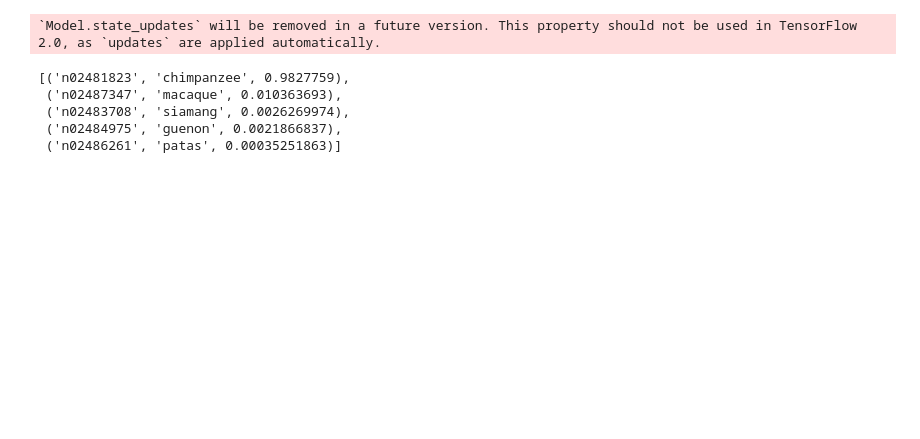
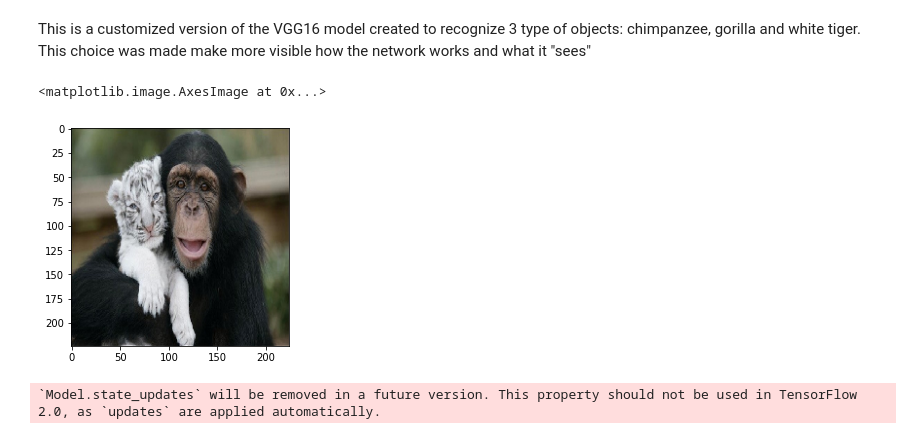
Before and after one commit to SAAF-16/Explainable_AI-Bachelor_Thesis, a Jupyter notebook: XAI libs tests/imageExplain(shap).ipynb, the cells around one changed output. Saved outputs shown, nothing was run; the diff lists cells and outputs as text; code cells hidden in the pictures; blank space fills up the shorter version.

```diff
--- a/XAI libs tests/imageExplain(shap).ipynb
+++ b/XAI libs tests/imageExplain(shap).ipynb
@@ -17,0 +46,2 @@ Notebook running: keras  2.4.3
+# %% [markdown]
+This is a customized version of the VGG16 model created to recognize 3 type of objects: chimpanzee, gorilla and white tiger. This choice was made make more visible how the network works and what it "sees"
@@ -18,17 +56,19 @@ Notebook running: keras  2.4.3
 # %%
-# load pre-trained model and choose an image to explain
-model = VGG16()
+#loading dataset and image
+
 X,y = shap.datasets.imagenet50()
 img = tf.keras.preprocessing.image.load_img("immagine.jpg", target_size=(224, 224))
 img = tf.keras.preprocessing.image.img_to_array(img)
 to_explain = np.reshape(img,[-1,224,224,3]) #reshape for single image
-
-preds = model.predict(preprocess_input(np.expand_dims(img.copy(), axis=0)))
-decode_predictions(preds,top=5)[0] #Top 5 classes
-# %% [output]
-`Model.state_updates` will be removed in a future version. This property should not be used in TensorFlow 2.0, as `updates` are applied automatically.
-[('n02481823', 'chimpanzee', 0.9827759),
- ('n02487347', 'macaque', 0.010363693),
- ('n02483708', 'siamang', 0.0026269974),
- ('n02484975', 'guenon', 0.0021866837),
- ('n02486261', 'patas', 0.00035251863)]
+# %%
+plt.imshow(img/255)
+# %% [output]
+<matplotlib.image.AxesImage at 0x...>
+[figure, added]
+# %%
+#making prediction
+
+preds = np.round(model.predict(preprocess_input(np.expand_dims(img.copy(), axis=0))),3)
+preds_data = dict(zip(class_names.values(), preds[0]))
+# %% [output]
+`Model.state_updates` will be removed in a future version. This property should not be used in TensorFlow 2.0, as `updates` are applied automatically.
```
Also changed, not shown: parts of 10 cells of this notebook, 2 other files.
